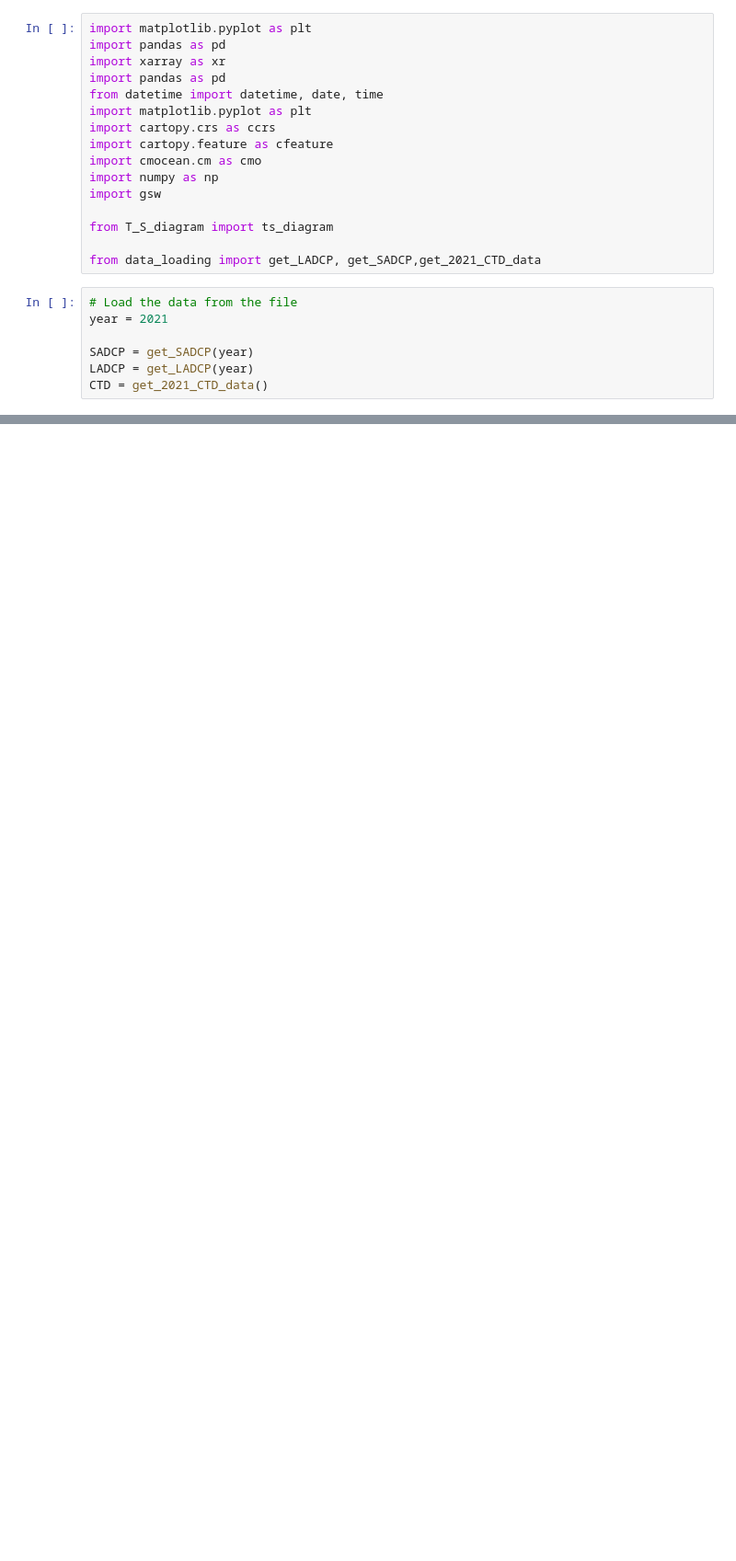
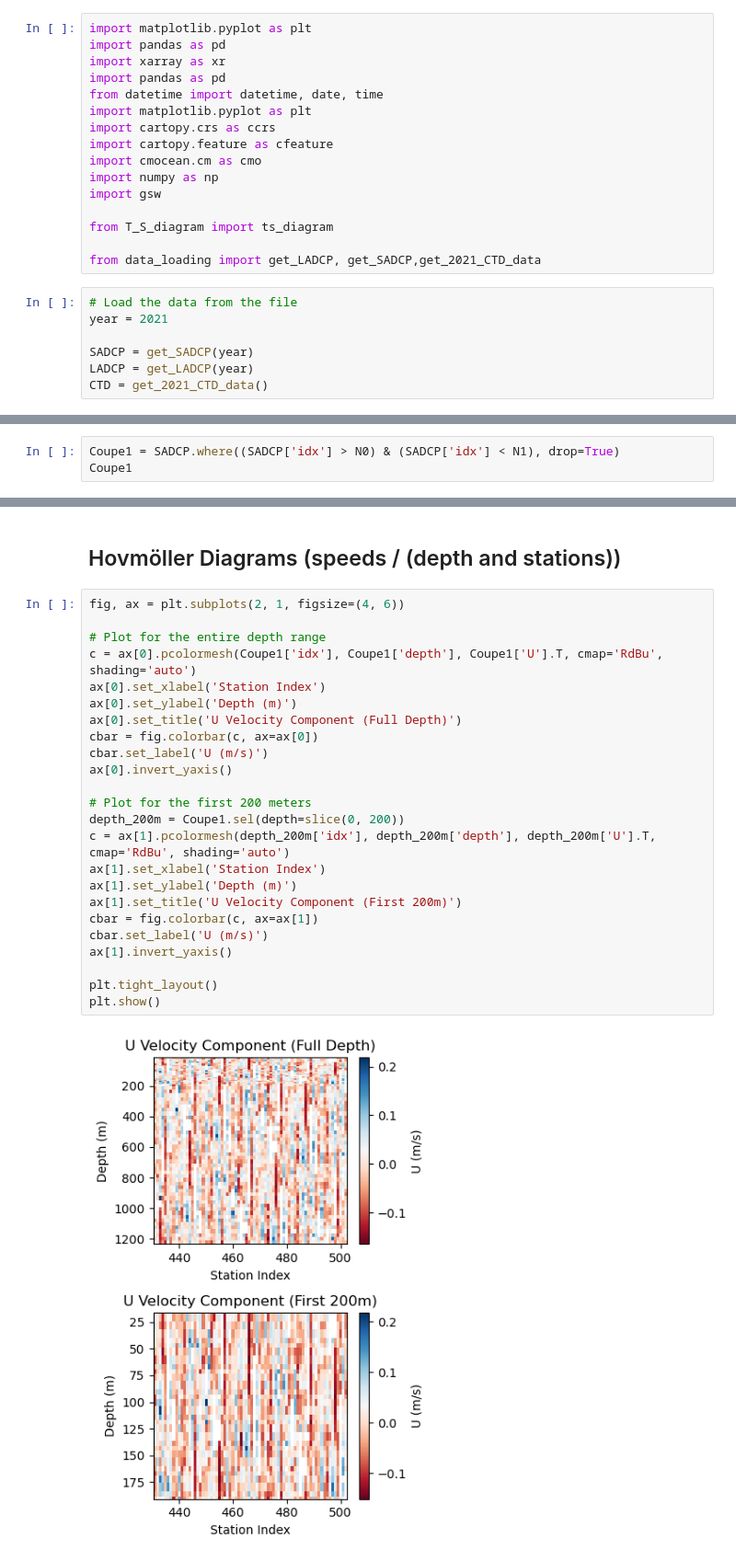
Before and after one commit to juliencollard2001/FOET_Northern_Gyre, a Jupyter notebook: SLADCP_vis.ipynb, the cells around one changed output, grey strips where cells are left out. Shown: that part at 92% size. Drawn from its saved outputs; the diff is of its cells as text; blank space fills up the shorter version.

```diff
--- a/SLADCP_vis.ipynb
+++ b/SLADCP_vis.ipynb
@@ -136,0 +85,3 @@ Data variables:
+# %%
+Coupe1 = SADCP.where((SADCP['idx'] > N0) & (SADCP['idx'] < N1), drop=True)
+Coupe1
@@ -136,0 +104,28 @@ Data variables:
+# %% [markdown]
+## Hovmöller Diagrams (speeds / (depth and stations))
+# %%
+fig, ax = plt.subplots(2, 1, figsize=(4, 6))
+
+# Plot for the entire depth range
+c = ax[0].pcolormesh(Coupe1['idx'], Coupe1['depth'], Coupe1['U'].T, cmap='RdBu', shading='auto')
+ax[0].set_xlabel('Station Index')
+ax[0].set_ylabel('Depth (m)')
+ax[0].set_title('U Velocity Component (Full Depth)')
+cbar = fig.colorbar(c, ax=ax[0])
+cbar.set_label('U (m/s)')
+ax[0].invert_yaxis()
+
+# Plot for the first 200 meters
+depth_200m = Coupe1.sel(depth=slice(0, 200))
+c = ax[1].pcolormesh(depth_200m['idx'], depth_200m['depth'], depth_200m['U'].T, cmap='RdBu', shading='auto')
+ax[1].set_xlabel('Station Index')
+ax[1].set_ylabel('Depth (m)')
+ax[1].set_title('U Velocity Component (First 200m)')
+cbar = fig.colorbar(c, ax=ax[1])
+cbar.set_label('U (m/s)')
+ax[1].invert_yaxis()
+
+plt.tight_layout()
+plt.show()
+# %% [output]
+[figure, added]
```
Also changed, not shown: parts of 11 cells of this notebook.
